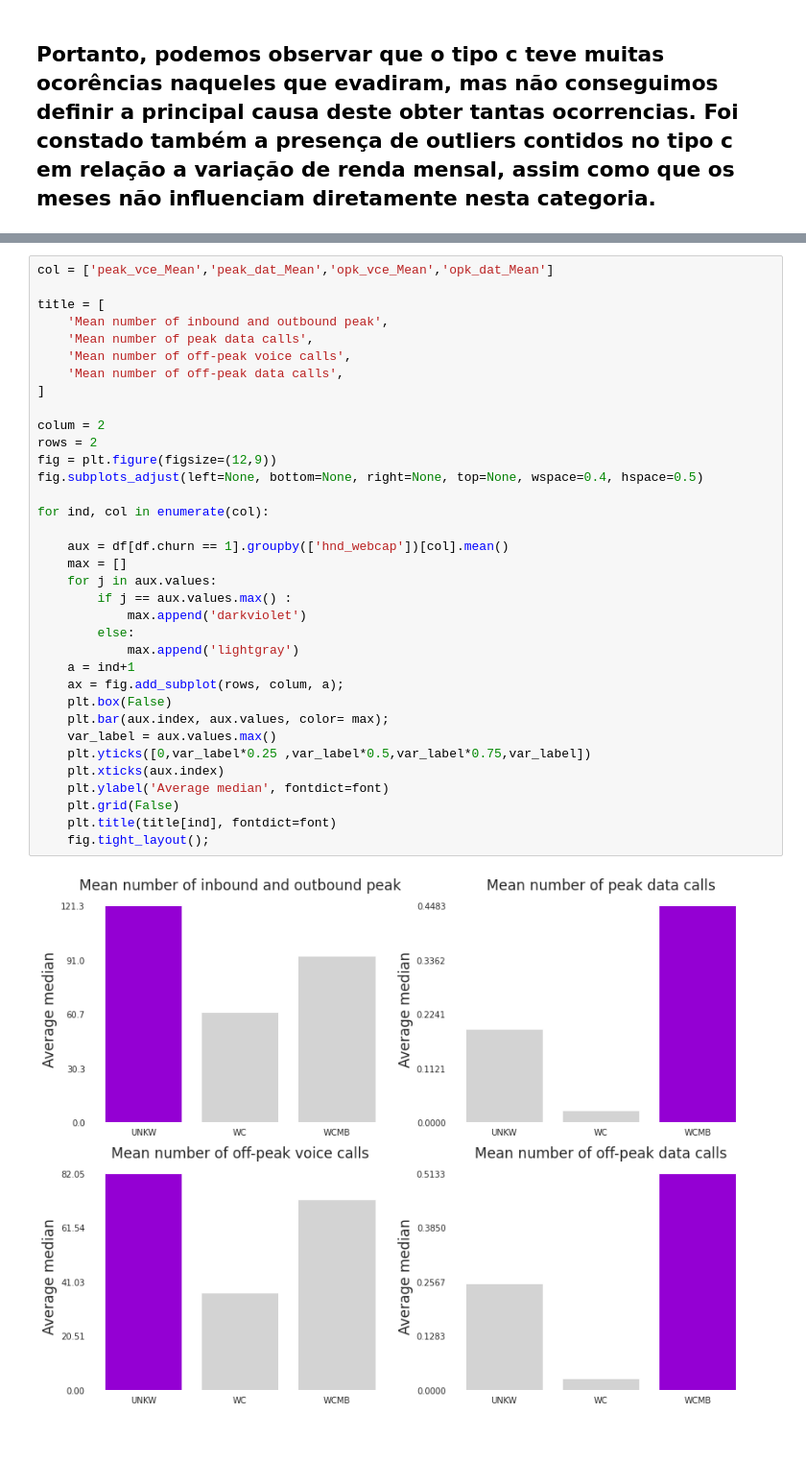
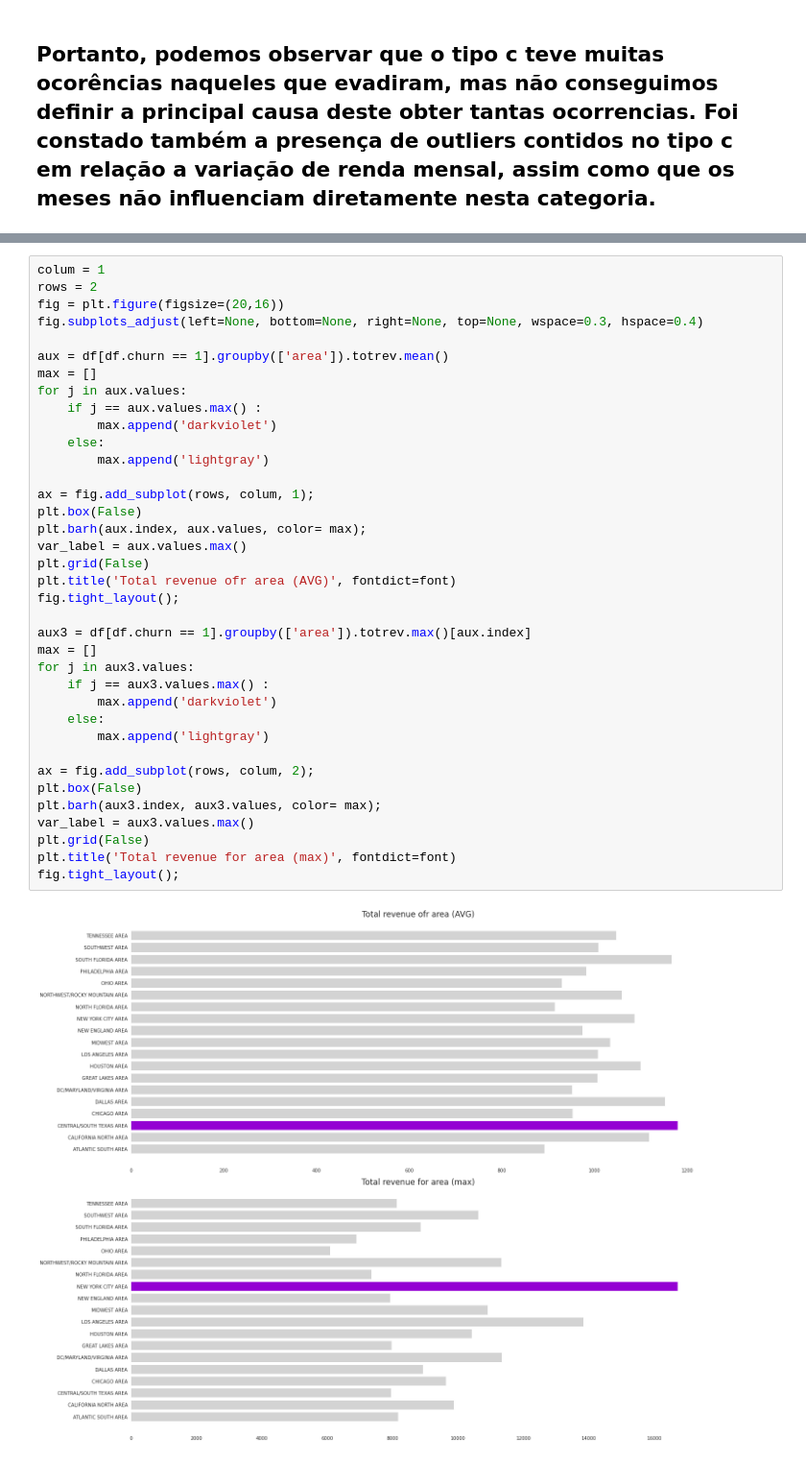
Before and after one commit to Tiao553/desafio-dhauz, a Jupyter notebook: analise/analises_churn.ipynb, the cells around one changed output, grey strips where cells are left out. Shown at 96% size. Drawn from its saved outputs; the diff is of its cells as text.

```diff
--- a/analise/analises_churn.ipynb
+++ b/analise/analises_churn.ipynb
@@ -834,37 +982,39 @@ Pensado nisso, vamos avaliar a média destas ocorrência afim de verificar as pr
 # %%
-col = ['peak_vce_Mean','peak_dat_Mean','opk_vce_Mean','opk_dat_Mean']
+colum = 1
+rows = 2
+fig = plt.figure(figsize=(20,16))
+fig.subplots_adjust(left=None, bottom=None, right=None, top=None, wspace=0.3, hspace=0.4)
 
-title = [
-    'Mean number of inbound and outbound peak',
-    'Mean number of peak data calls',
-    'Mean number of off-peak voice calls',
-    'Mean number of off-peak data calls',
-]
+aux = df[df.churn == 1].groupby(['area']).totrev.mean()
+max = []
+for j in aux.values:
+    if j == aux.values.max() :
+        max.append('darkviolet')
+    else:
+        max.append('lightgray')
 
-colum = 2
-rows = 2
-fig = plt.figure(figsize=(12,9))
-fig.subplots_adjust(left=None, bottom=None, right=None, top=None, wspace=0.4, hspace=0.5)
+ax = fig.add_subplot(rows, colum, 1);
+plt.box(False)
+plt.barh(aux.index, aux.values, color= max);
+var_label = aux.values.max()
+plt.grid(False)
+plt.title('Total revenue ofr area (AVG)', fontdict=font)
+fig.tight_layout();
 
-for ind, col in enumerate(col):
+aux3 = df[df.churn == 1].groupby(['area']).totrev.max()[aux.index]
+max = []
+for j in aux3.values:
+    if j == aux3.values.max() :
+        max.append('darkviolet')
+    else:
+        max.append('lightgray')
 
-    aux = df[df.churn == 1].groupby(['hnd_webcap'])[col].mean()
-    max = []
-    for j in aux.values:
-        if j == aux.values.max() :
-            max.append('darkviolet')
-        else:
-            max.append('lightgray')
-    a = ind+1
-    ax = fig.add_subplot(rows, colum, a);
-    plt.box(False)
-    plt.bar(aux.index, aux.values, color= max);
-    var_label = aux.values.max()
-    plt.yticks([0,var_label*0.25 ,var_label*0.5,var_label*0.75,var_label])
-    plt.xticks(aux.index)
-    plt.ylabel('Average median', fontdict=font)
-    plt.grid(False)
-    plt.title(title[ind], fontdict=font)
-    fig.tight_layout();
+ax = fig.add_subplot(rows, colum, 2);
+plt.box(False)
+plt.barh(aux3.index, aux3.values, color= max);
+var_label = aux3.values.max()
+plt.grid(False)
+plt.title('Total revenue for area (max)', fontdict=font)
+fig.tight_layout();
 # %% [output]
-[figure, old version]
+[figure, new version]
```
Also changed, not shown: parts of 29 cells of this notebook, 2 other files.
